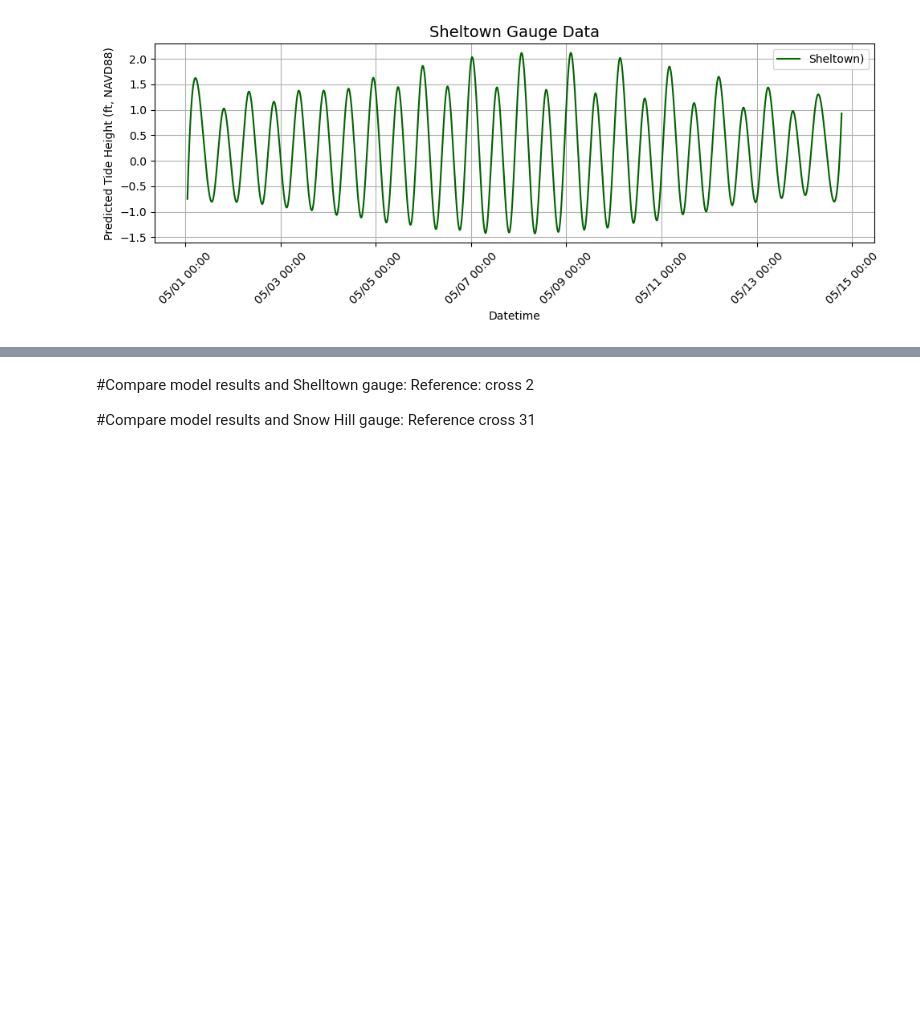
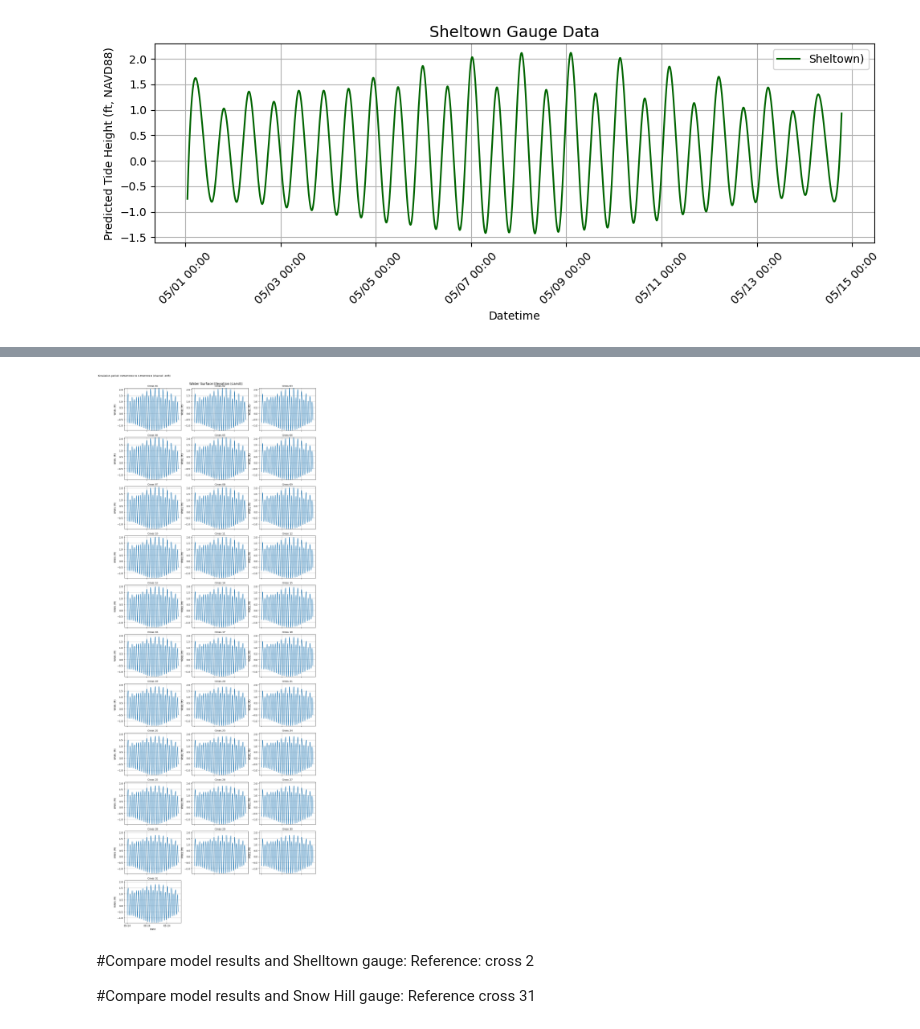
Before and after one commit to dianaveronez/Work, a Jupyter notebook: Cross - final.ipynb, the cells around one changed output, grey strips where cells are left out. Cells and saved outputs as stored; diff of their text form; code cells hidden in the pictures; blank space fills up the shorter version.

```diff
--- a/Cross - final.ipynb
+++ b/Cross - final.ipynb
@@ -189,3 +101,95 @@ Saved: 13wsel_cellsGless.csv
+# %%
+#select cell IDs for cross sections and river polygon
+
+# === PATHS ===
+hdf_path = r"C:\Github\Lab_work\Pocomoke\POCOMOKE_DEM\BC_sheltown\hec67\GRIVERv5.p86.hdf"
+cross_path = r'C:\Github\Lab_work\Pocomoke\POCOMOKE_DEM\Cross.shp'
+river_path = r'C:\Github\Lab_work\Pocomoke\POCOMOKE_DEM\PocomokeRiverPol.shp'
+
+# === LOAD RIVER POLYGON ===
+river_gdf = gpd.read_file(river_path)
+river_union = river_gdf.unary_union  # merge all polygons into one “Load my river shapefile, and if it has multiple parts, merge them into one single river shape so I can test if each mesh cell is inside the river.”
+
+# === LOAD HDF AND EXTRACT COORDS ===
+with h5py.File(hdf_path, 'r') as f:
+    coords = f['/Geometry/2D Flow Areas/Perimeter_River/Cells Center Coordinate'][:]
+    cell_points = [Point(xy) for xy in coords]
+
+    time_minutes = f['/Results/Unsteady/Output/Output Blocks/Base Output/Unsteady Time Series/Time'][:]
+    start_str = f['/Results/Unsteady/Output/Output Blocks/Base Output/Unsteady Time Series/Time Date Stamp'][0].decode()
+    start_datetime = datetime.strptime(start_str, '%d%b%Y %H:%M:%S')
+    time_index = [start_datetime + timedelta(minutes=float(t)) for t in time_minutes]
+
+    ws_all = f['/Results/Unsteady/Output/Output Blocks/Base Output/Unsteady Time Series/2D Flow Areas/Perimeter_River/Water Surface'][:]
+
+# === KEEP ONLY CELLS INSIDE RIVER POLYGON ===
+river_cell_indexes = [i for i, pt in enumerate(cell_points) if pt.within(river_union)]
+
+# === LOAD CROSS SECTIONS AND GET MIDPOINTS ===
+cross_gdf = gpd.read_file(cross_path)
+midpoints = cross_gdf.geometry.interpolate(0.5, normalized=True)
+
+# === MATCH EACH CROSS MIDPOINT TO CLOSEST CELL WITHIN RIVER ===
+selected_indexes = []
+cell_to_cross = {}
+for i, midpt in enumerate(midpoints):
+    river_cell_pts = [cell_points[i] for i in river_cell_indexes]
+    distances = [midpt.distance(pt) for pt in river_cell_pts]
+    if distances:
+        closest_idx_in_river = river_cell_indexes[np.argmin(distances)]
+        selected_indexes.append(closest_idx_in_river)
+        cell_to_cross[closest_idx_in_river] = f"Cross {i+1:02d}"
+    else:
+        print(f"⚠️ No river cell found for Cross {i+1:02d} — fallback to global nearest")
+        distances_all = [midpt.distance(pt) for pt in cell_points]
+        fallback_idx = np.argmin(distances_all)
+        selected_indexes.append(fallback_idx)
+        cell_to_cross[fallback_idx] = f"Cross {i+1:02d}"
+
+# === BUILD WSEL DATAFRAME ===
+wsel_data = {}
+for idx in selected_indexes:
+    ws = ws_all[:, idx]
+    wsel_data[f'Cell_{idx}'] = ws
+
+wsel_df = pd.DataFrame(wsel_data, index=pd.to_datetime(time_index))
+wsel_df.index.name = 'Datetime'
+
+# === PLOTTING ===
+global_min = wsel_df.min().min()
+global_max = wsel_df.max().max()
+num_cells = len(wsel_df.columns)
+cols = 3
+rows = math.ceil(num_cells / cols)
+
+fig, axes = plt.subplots(rows, cols, figsize=(cols * 4, rows * 3), sharex=True)
+axes = axes.flatten()
+
+for i, col in enumerate(wsel_df.columns):
+    idx = int(col.replace("Cell_", ""))
+    cross_name = cell_to_cross.get(idx, col)
+
+    ax = axes[i]
+    ax.plot(wsel_df.index, wsel_df[col])
+    ax.set_title(cross_name, fontsize=10)
+    ax.set_ylabel("WSEL (ft)")
+    ax.set_ylim(global_min, global_max)
+    ax.grid(True)
+    ax.xaxis.set_major_locator(mdates.AutoDateLocator())
+    ax.xaxis.set_major_formatter(mdates.DateFormatter('%m-%y'))
+
+    if i >= (rows - 1) * cols:
+        ax.set_xlabel("Date")
+
+for j in range(i + 1, len(axes)):
+    fig.delaxes(axes[j])
+
+fig.suptitle("Water Surface Elevation (carv8)", fontsize=14)
+fig.text(0.1, 0.99, "Simulation period: 01MAY2024 to 13MAY2024 (channel -40ft)", ha='center', fontsize=10)
+plt.tight_layout(rect=[0, 0, 1, 0.99])
+plt.show()
+# %% [output]
+[figure, added]
 # %% [markdown]
 #Compare model results and Shelltown gauge: Reference:  cross 2
 
```
Also changed, not shown: parts of 6 cells of this notebook.
